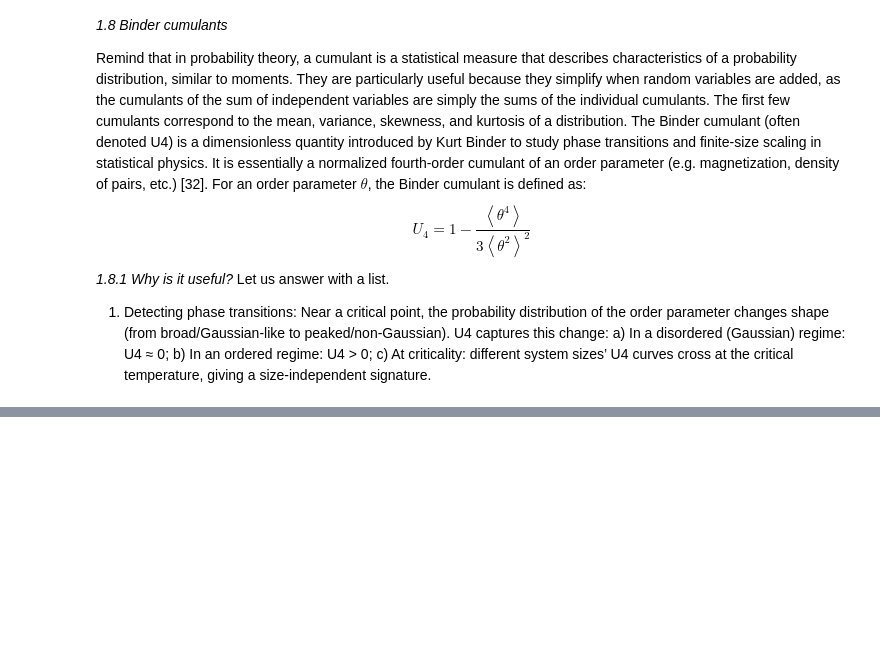
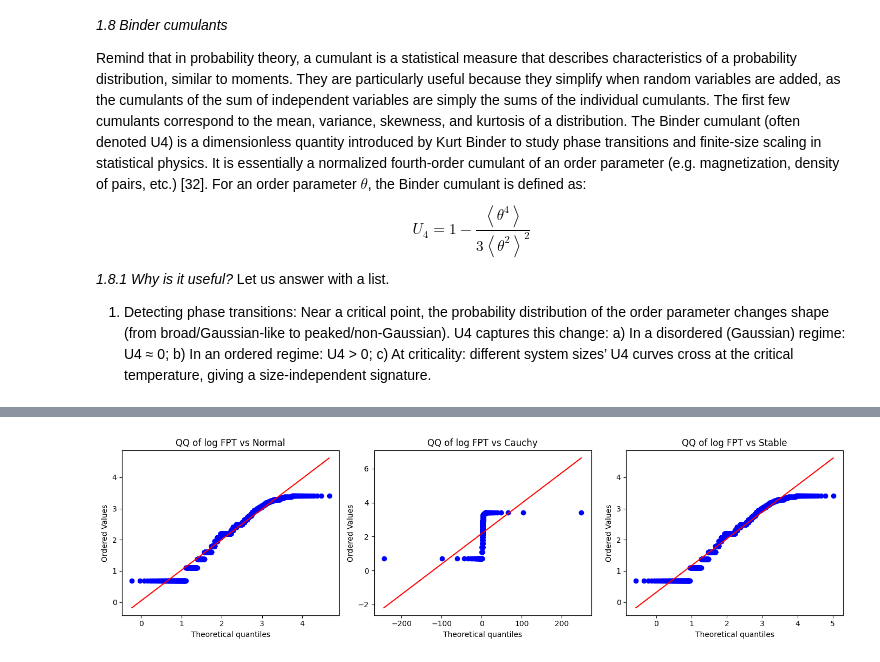
Before and after one commit to fedesss98/stabilvol, a Jupyter notebook: notebooks/23-binder-cumulants.ipynb, the cells around one changed output, grey strips where cells are left out. Saved outputs shown, nothing was run; the diff lists cells and outputs as text; code cells hidden in the pictures; blank space fills up the shorter version.

```diff
--- a/notebooks/23-binder-cumulants.ipynb
+++ b/notebooks/23-binder-cumulants.ipynb
@@ -142,0 +432,88 @@ print(data_to_plot[data_to_plot["Window"].isin(crisis_windows)].iloc[0, 0])
+# %%
+# Try with logarithm of FHT
+
+
+def compare_on_log(pdf, make_plots=True):
+    y = np.log(pdf)  # transform
+    y = np.asarray(y)
+
+    # Fit models on Y = log X
+    mu_norm, sigma_norm = stats.norm.fit(y)
+    loc_cauchy, scale_cauchy = stats.cauchy.fit(y)
+    alpha_st, beta_st, loc_st, scale_st = stats.levy_stable.fit(y)
+
+    # KS tests
+    ks_norm = stats.kstest(y, 'norm',   args=(mu_norm, sigma_norm))
+    ks_cauchy = stats.kstest(y, 'cauchy', args=(loc_cauchy, scale_cauchy))
+    ks_stable = stats.kstest(y, 'levy_stable',
+                             args=(alpha_st, beta_st, loc_st, scale_st))
+
+    # Log-likelihoods
+    ll_norm   = np.sum(stats.norm.logpdf(y,   mu_norm, sigma_norm))
+    ll_cauchy = np.sum(stats.cauchy.logpdf(y, loc_cauchy, scale_cauchy))
+    ll_stable = np.sum(stats.levy_stable.logpdf(y, alpha_st, beta_st, loc_st, scale_st))
+
+    n = len(y)
+    k_norm   = 2          # mu, sigma
+    k_cauchy = 2          # loc, scale
+    k_stable = 4          # alpha, beta, loc, scale
+
+    def aic(ll, k): return 2 * k - 2 * ll
+    def bic(ll, k): return k * np.log(n) - 2 * ll
+
+    results = {
+        "normal_on_log": {
+            "meaning_on_X": "log-normal FPTs",
+            "params_Y": {"mu": mu_norm, "sigma": sigma_norm},
+            "ks": ks_norm,
+            "logL": ll_norm,
+            "AIC": aic(ll_norm, k_norm),
+            "BIC": bic(ll_norm, k_norm),
+        },
+        "cauchy_on_log": {
+            "meaning_on_X": "log-Cauchy FPTs",
+            "params_Y": {"loc": loc_cauchy, "scale": scale_cauchy},
+            "ks": ks_cauchy,
+            "logL": ll_cauchy,
+            "AIC": aic(ll_cauchy, k_cauchy),
+            "BIC": bic(ll_cauchy, k_cauchy),
+        },
+        "stable_on_log": {
+            "meaning_on_X": "log-stable FPTs",
+            "params_Y": {
+                "alpha": alpha_st, "beta": beta_st,
+                "loc": loc_st, "scale": scale_st,
+            },
+            "ks": ks_stable,
+            "logL": ll_stable,
+            "AIC": aic(ll_stable, k_stable),
+            "BIC": bic(ll_stable, k_stable),
+        },
+    }
+
+    if make_plots:
+        fig, axs = plt.subplots(1, 3, figsize=(14, 4))
+
+        stats.probplot(y, dist=stats.norm,
+                       sparams=(mu_norm, sigma_norm), plot=axs[0])
+        axs[0].set_title("QQ of log FPT vs Normal")
+
+        stats.probplot(y, dist=stats.cauchy,
+                       sparams=(loc_cauchy, scale_cauchy), plot=axs[1])
+        axs[1].set_title("QQ of log FPT vs Cauchy")
+
+        stats.probplot(y, dist=stats.levy_stable,
+                       sparams=(alpha_st, beta_st, loc_st, scale_st),
+                       plot=axs[2])
+        axs[2].set_title("QQ of log FPT vs Stable")
+
+        plt.tight_layout()
+        plt.show()
+
+    return results
+
+for data in pdfs:
+    res = compare_on_log(data)
+    print(res)
+# %% [output]
+[figure, added]
```
Also changed, not shown: parts of 21 cells of this notebook.
